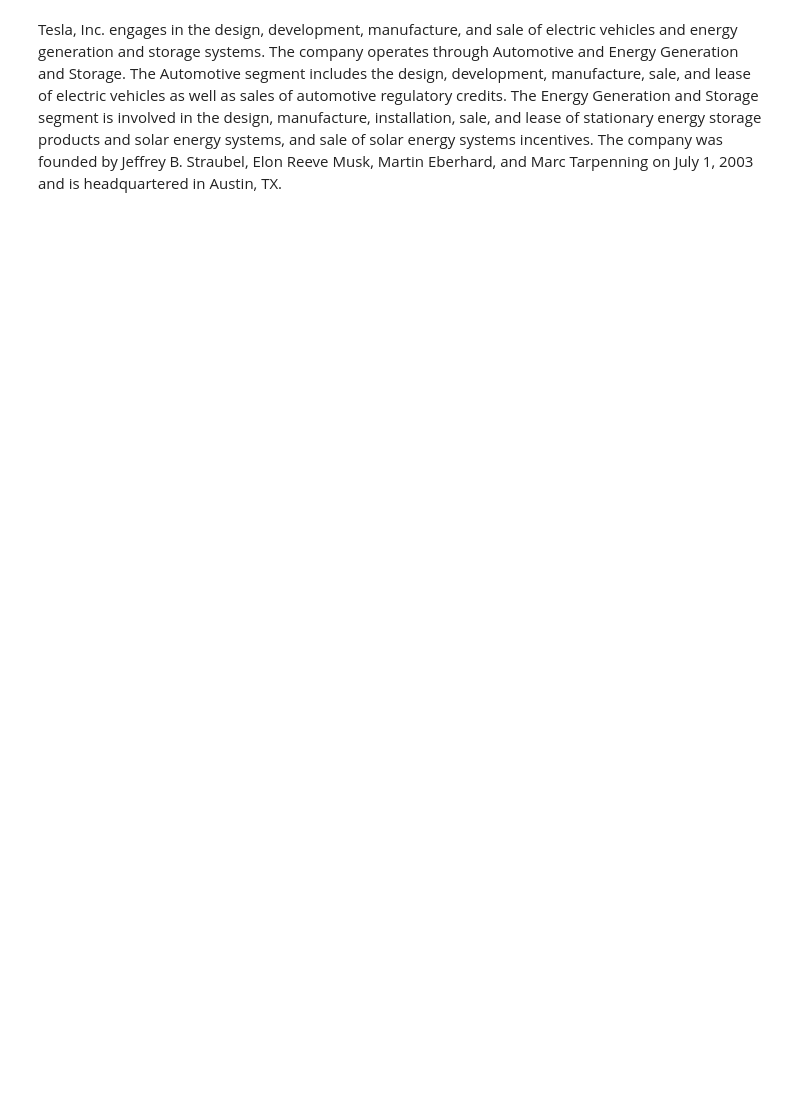
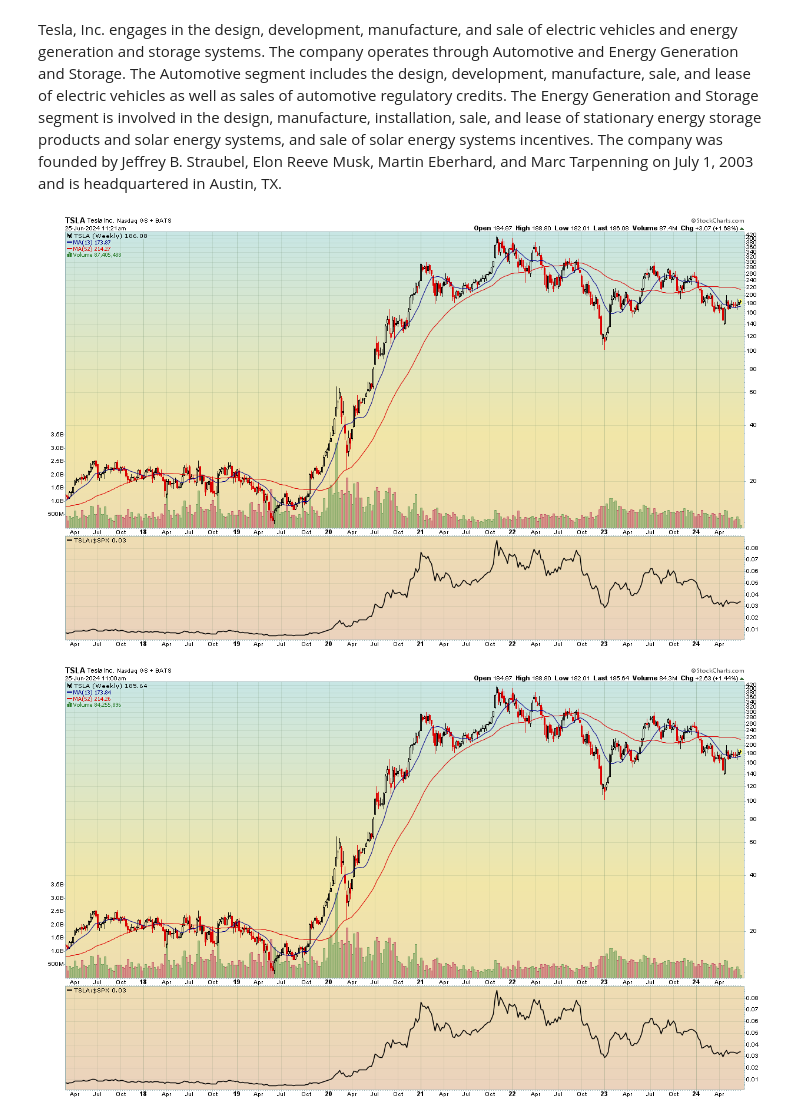
Before and after one commit to druce/langgraph, a Jupyter notebook: 2_langgraph_agent.ipynb, the cells around one changed output. Saved outputs shown, nothing was run; the diff lists cells and outputs as text; code cells hidden in the pictures; blank space fills up the shorter version.

```diff
--- a/2_langgraph_agent.ipynb
+++ b/2_langgraph_agent.ipynb
@@ -946,3 +1342,13 @@ with open(f"{DOWNLOAD_DIR}/profile_openbb.txt", "r") as infile:
     display(Markdown(infile.read()))
 # %% [output]
 Tesla, Inc. engages in the design, development, manufacture, and sale of electric vehicles and energy generation and storage systems. The company operates through Automotive and Energy Generation and Storage. The Automotive segment includes the design, development, manufacture, sale, and lease of electric vehicles as well as sales of automotive regulatory credits. The Energy Generation and Storage segment is involved in the design, manufacture, installation, sale, and lease of stationary energy storage products and solar energy systems, and sale of solar energy systems incentives. The company was founded by Jeffrey B. Straubel, Elon Reeve Musk, Martin Eberhard, and Marc Tarpenning on July 1, 2003 and is headquartered in Austin, TX.
+# %%
+# display PNG files in the directory
+png_files = glob.glob(os.path.join(DOWNLOAD_DIR, '*.png'))
+
+# Loop through each PNG file and perform your desired operation
+for png_file in png_files:
+    display(Image(png_file))
+# %% [output]
+[figure, added]
+[figure, added]
```
Also changed, not shown: parts of 26 cells of this notebook, 1 other file.
